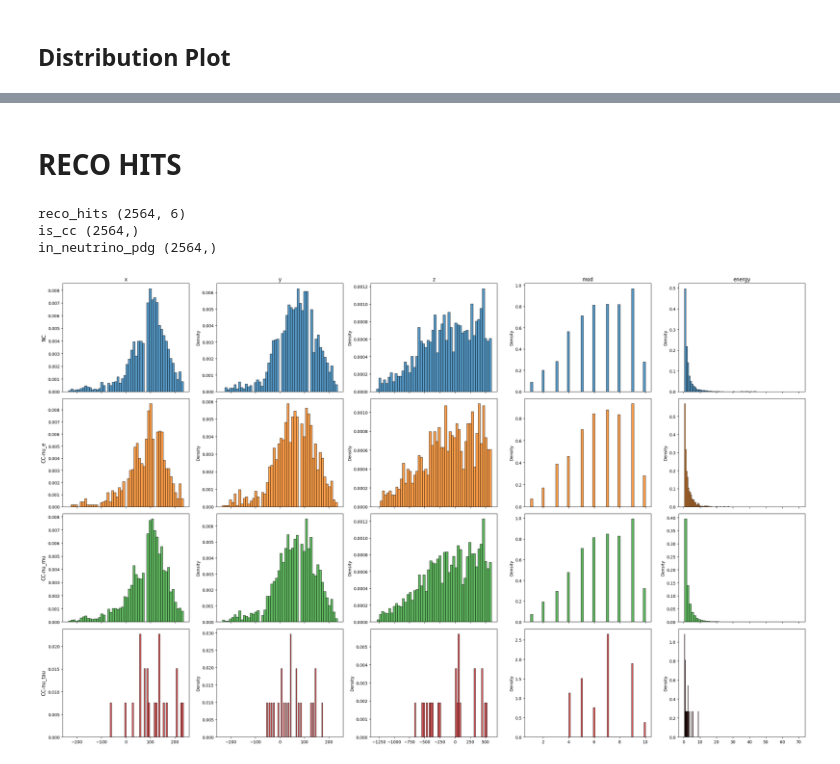
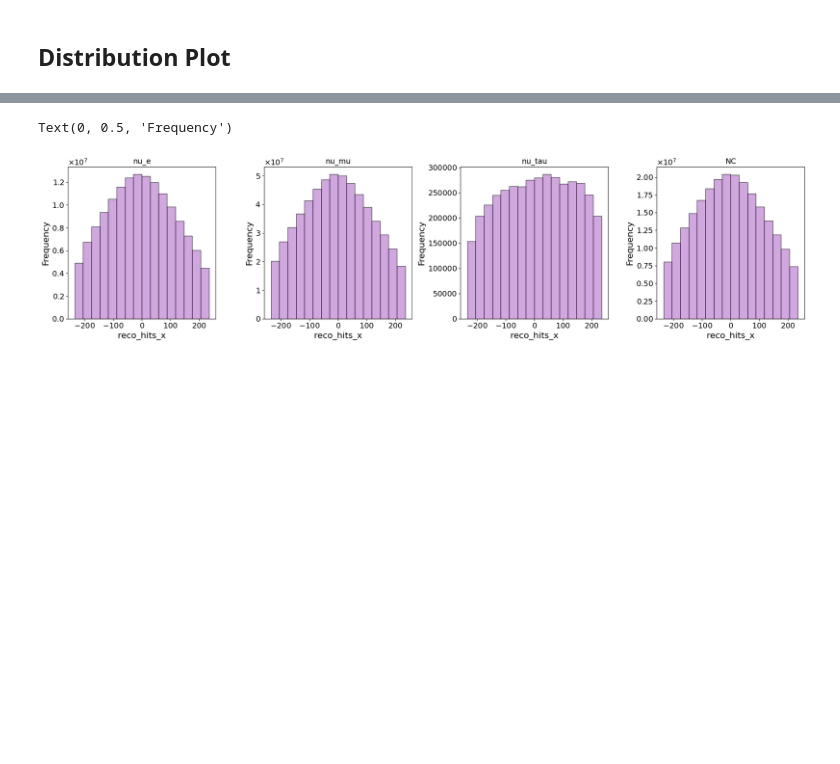
Before and after one commit to Fabiocufino/ETH_faser, a Jupyter notebook: Pre_analysis/distribution.ipynb, the cells around one changed output, grey strips where cells are left out. Cells and saved outputs as stored; diff of their text form; code cells hidden in the pictures; blank space fills up the shorter version.

```diff
--- a/Pre_analysis/distribution.ipynb
+++ b/Pre_analysis/distribution.ipynb
@@ -230,2 +155,0 @@ for feat in feat_plot:
-# %% [markdown]
-# RECO HITS
@@ -255,36 +156,35 @@ data_cc_tau = {var: values[mask_cc_tau] for var, values in data_dict.items()}
-# %%
-#do the plot as before per interaction and per variable of the reco_hits
-
-for key in data_nc.keys():
-    print(key, data_nc[key].shape)
-
-# Get the variable names (assuming all files have the same variables)
-variables = ['x', 'y', 'z','mod', 'energy']
-
-fig, axes = plt.subplots(nrows=4, ncols=5, figsize=(26, 16), sharex='col')
-
-# Titles for each row
-row_titles = ["NC", "CC-nu_e",
-              "CC-nu_mu", "CC-nu_tau"]
-
-# Plot the data
-for col, var in enumerate(variables):
-    # Define subplot for each interaction type
-    for row, (data, title) in enumerate(zip([data_nc, data_cc_e, data_cc_mu, data_cc_tau], row_titles)):
-        ax = axes[row, col] if len(variables) > 1 else axes[row]  # Handle single-variable case
-        ax.hist(data["reco_hits"][:, col].flatten(), bins=50, alpha=0.75, color='C'+str(row), edgecolor='black', density=True)
-        ax.set_ylabel("Density")
-        if row == 0:
-            ax.set_title(var, fontsize=12)
-        if col == 0:
-            ax.set_ylabel(title, fontsize=12)
-
-# Adjust layout
-plt.tight_layout()
-plt.savefig('histograms_hits.png')
-plt.show()
-# %% [output]
-reco_hits (2564, 6)
-is_cc (2564,)
-in_neutrino_pdg (2564,)
-[figure, removed]
+# %%
+#plot just reco_hits, manually. First vstack all the hits
+reco_hits_e = np.vstack(data_nu_e["reco_hits"])
+reco_hits_mu = np.vstack(data_nu_mu["reco_hits"])
+reco_hits_tau = np.vstack(data_nu_tau["reco_hits"])
+rec_hits_nc = np.vstack(data_nc["reco_hits"])
+# %%
+#plot reco_hits y component in a 1,4 plot
+fig, axes = plt.subplots(1, 4, figsize=(20, 5))
+
+purple_color = (190/255, 130/255, 211/255)
+
+# Plot the histograms in the respective subplots
+axes[0].hist(reco_hits_e[:, 0], bins=16, alpha=0.7, color=purple_color, edgecolor='black')
+axes[0].set_title(f'nu_e')
+axes[0].set_xlabel(f'reco_hits_x')
+axes[0].set_ylabel('Frequency')
+
+axes[1].hist(reco_hits_mu[:, 0], bins=16, alpha=0.7, color=purple_color, edgecolor='black')
+axes[1].set_title(f'nu_mu')
+axes[1].set_xlabel(f'reco_hits_x')
+axes[1].set_ylabel('Frequency')
+
+axes[2].hist(reco_hits_tau[:, 0], bins=16, alpha=0.7, color=purple_color, edgecolor='black')
+axes[2].set_title(f'nu_tau')
+axes[2].set_xlabel(f'reco_hits_x')
+axes[2].set_ylabel('Frequency')
+
+axes[3].hist(rec_hits_nc[:, 0], bins=16, alpha=0.7, color=purple_color, edgecolor='black')
+axes[3].set_title(f'NC')
+axes[3].set_xlabel(f'reco_hits_x')
+axes[3].set_ylabel('Frequency')
+# %% [output]
+Text(0, 0.5, 'Frequency')
+[figure, added]
```
Also changed, not shown: parts of 22 cells of this notebook, 11 other files.
